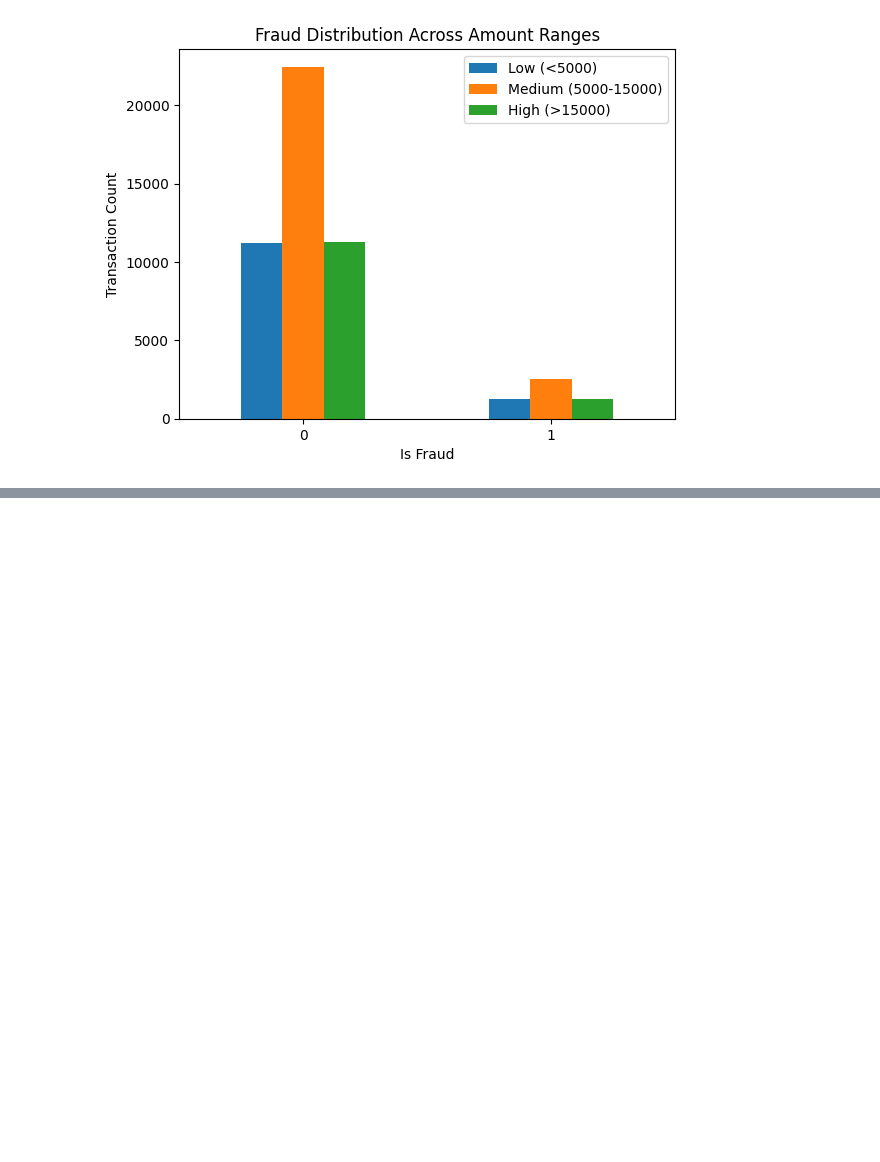
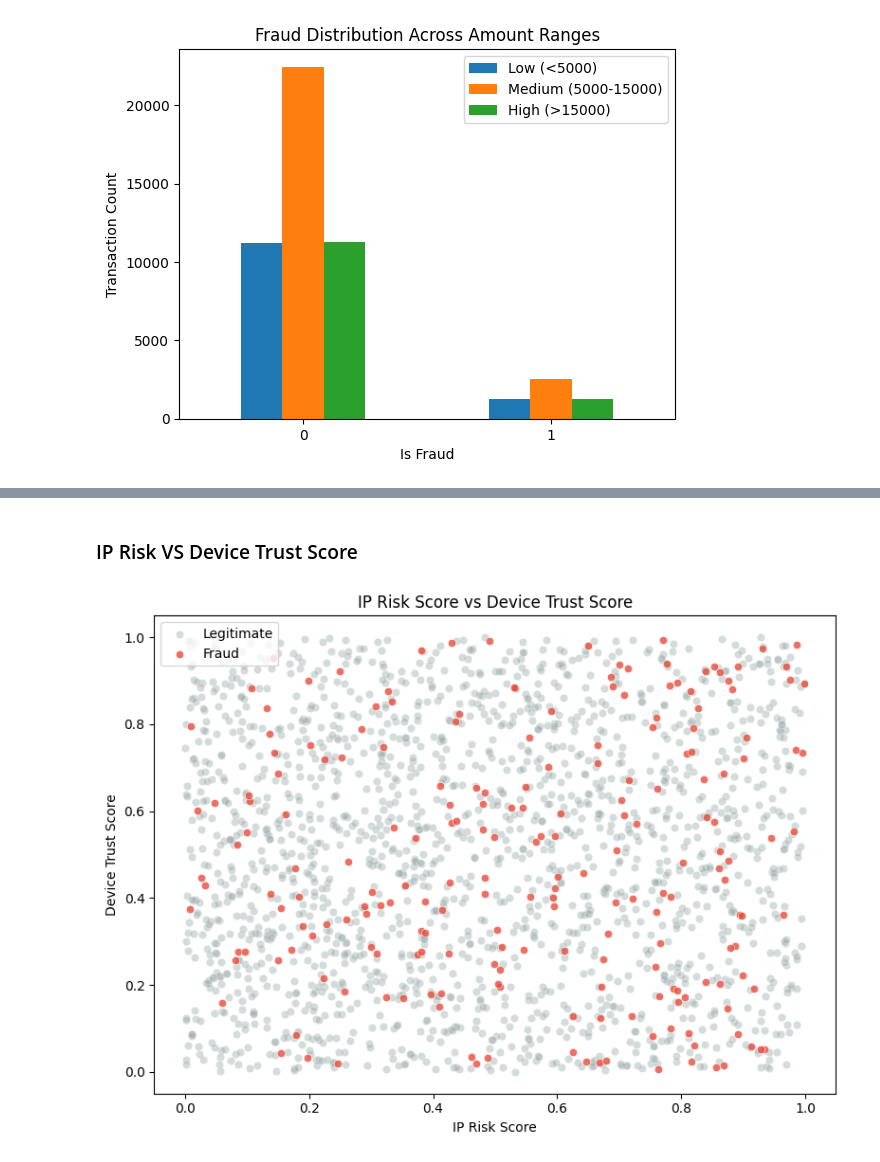
Before and after one commit to midhunmanohar25/Fraud_Detection_Project, a Jupyter notebook: notebooks/03_Multivariate_EDA_Fraud_Detection.ipynb, the cells around one changed output, grey strips where cells are left out. Saved outputs shown, nothing was run; the diff lists cells and outputs as text; code cells hidden in the pictures; blank space fills up the shorter version.

```diff
--- a/notebooks/03_Multivariate_EDA_Fraud_Detection.ipynb
+++ b/notebooks/03_Multivariate_EDA_Fraud_Detection.ipynb
@@ -349,0 +301,35 @@ top_20_df
+# %% [markdown]
+### IP Risk VS Device Trust Score
+# %%
+df_sample = df.sample(2000, random_state=42)
+
+plt.figure(figsize=(8,6))
+
+# Plot Legitimate first
+sns.scatterplot(
+    data=df_sample[df_sample['is_fraud'] == 0],
+    x='ip_address_risk_score',
+    y='device_trust_score',
+    color='#95a5a6',
+    alpha=0.4,
+    label='Legitimate'
+)
+
+# Plot Fraud on top
+sns.scatterplot(
+    data=df_sample[df_sample['is_fraud'] == 1],
+    x='ip_address_risk_score',
+    y='device_trust_score',
+    color='#e74c3c',
+    alpha=0.8,
+    label='Fraud'
+)
+
+plt.xlabel('IP Risk Score')
+plt.ylabel('Device Trust Score')
+plt.title('IP Risk Score vs Device Trust Score')
+plt.legend(title="")
+plt.tight_layout()
+plt.show()
+# %% [output]
+[figure, added]
```
Also changed, not shown: parts of 24 cells of this notebook, 1 other file.
